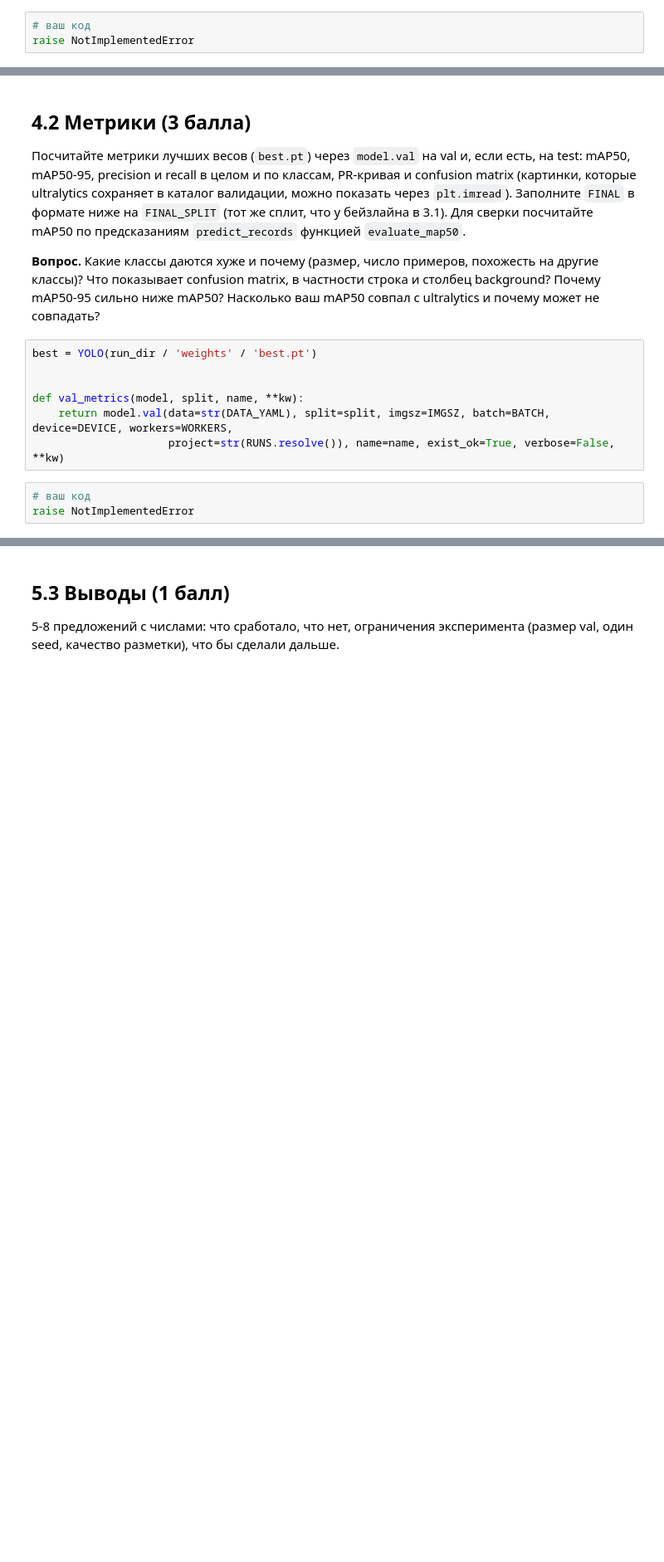
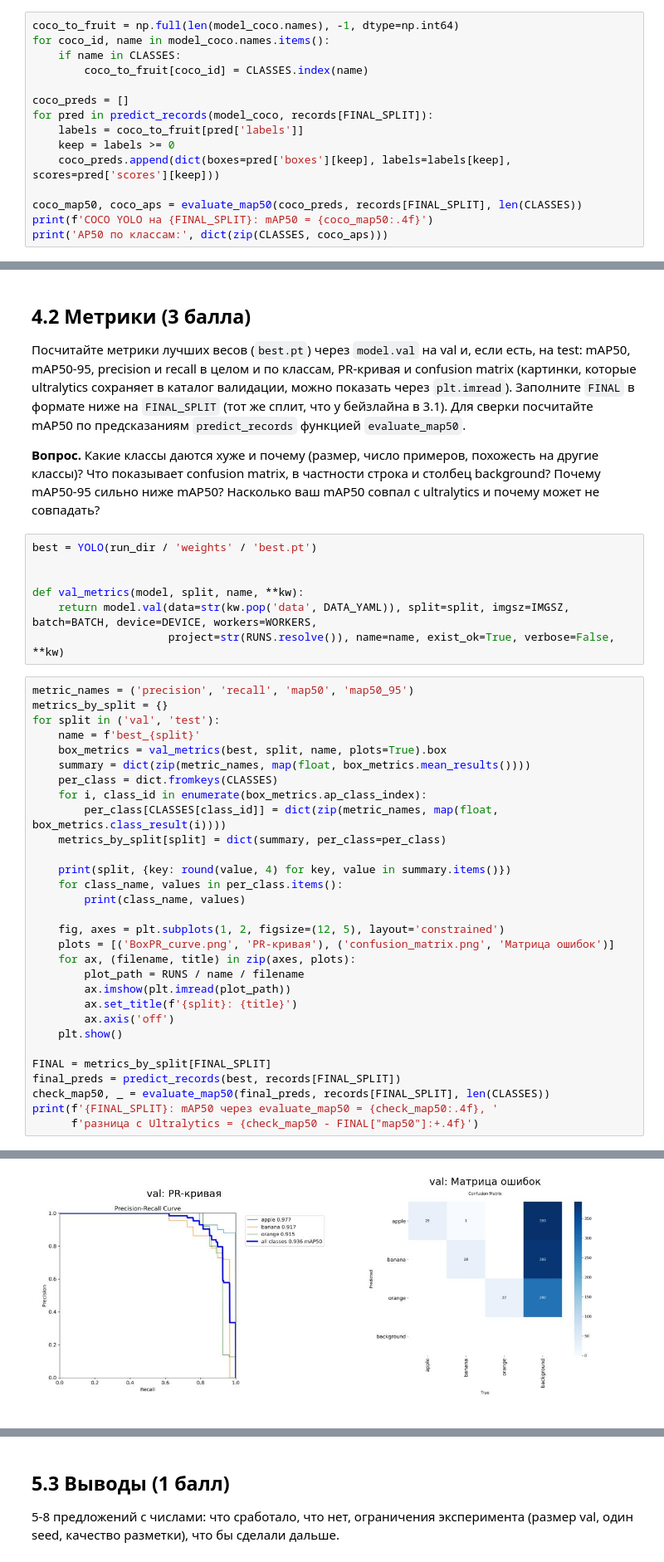
Before and after one commit to dmitmorozov/dl-hw2, a Jupyter notebook: hw2_cv.ipynb, the cells around one changed output, grey strips where cells are left out. Shown at 83% size. Cells and saved outputs as stored; diff of their text form; blank space fills up the shorter version.

```diff
--- a/hw2_cv.ipynb
+++ b/hw2_cv.ipynb
@@ -358,5 +555,17 @@ raise NotImplementedError
 
 **Вопрос.** Почему у COCO-модели такое качество на ваших данных? На каких классах эвристика работает, а на каких нет и почему?
 # %%
-# ваш код
-raise NotImplementedError
+coco_to_fruit = np.full(len(model_coco.names), -1, dtype=np.int64)
+for coco_id, name in model_coco.names.items():
+    if name in CLASSES:
+        coco_to_fruit[coco_id] = CLASSES.index(name)
+
+coco_preds = []
+for pred in predict_records(model_coco, records[FINAL_SPLIT]):
+    labels = coco_to_fruit[pred['labels']]
+    keep = labels >= 0
+    coco_preds.append(dict(boxes=pred['boxes'][keep], labels=labels[keep], scores=pred['scores'][keep]))
+
+coco_map50, coco_aps = evaluate_map50(coco_preds, records[FINAL_SPLIT], len(CLASSES))
+print(f'COCO YOLO на {FINAL_SPLIT}: mAP50 = {coco_map50:.4f}')
+print('AP50 по классам:', dict(zip(CLASSES, coco_aps)))
@@ -425,8 +734,36 @@ best = YOLO(run_dir / 'weights' / 'best.pt')
 
 
 def val_metrics(model, split, name, **kw):
-    return model.val(data=str(DATA_YAML), split=split, imgsz=IMGSZ, batch=BATCH, device=DEVICE, workers=WORKERS,
+    return model.val(data=str(kw.pop('data', DATA_YAML)), split=split, imgsz=IMGSZ, batch=BATCH, device=DEVICE, workers=WORKERS,
                      project=str(RUNS.resolve()), name=name, exist_ok=True, verbose=False, **kw)
 # %%
-# ваш код
-raise NotImplementedError
+metric_names = ('precision', 'recall', 'map50', 'map50_95')
+metrics_by_split = {}
+for split in ('val', 'test'):
+    name = f'best_{split}'
+    box_metrics = val_metrics(best, split, name, plots=True).box
+    summary = dict(zip(metric_names, map(float, box_metrics.mean_results())))
+    per_class = dict.fromkeys(CLASSES)
+    for i, class_id in enumerate(box_metrics.ap_class_index):
+        per_class[CLASSES[class_id]] = dict(zip(metric_names, map(float, box_metrics.class_result(i))))
+    metrics_by_split[split] = dict(summary, per_class=per_class)
+
+    print(split, {key: round(value, 4) for key, value in summary.items()})
+    for class_name, values in per_class.items():
+        print(class_name, values)
+
+    fig, axes = plt.subplots(1, 2, figsize=(12, 5), layout='constrained')
+    plots = [('BoxPR_curve.png', 'PR-кривая'), ('confusion_matrix.png', 'Матрица ошибок')]
+    for ax, (filename, title) in zip(axes, plots):
+        plot_path = RUNS / name / filename
+        ax.imshow(plt.imread(plot_path))
+        ax.set_title(f'{split}: {title}')
+        ax.axis('off')
+    plt.show()
+
+FINAL = metrics_by_split[FINAL_SPLIT]
+final_preds = predict_records(best, records[FINAL_SPLIT])
+check_map50, _ = evaluate_map50(final_preds, records[FINAL_SPLIT], len(CLASSES))
+print(f'{FINAL_SPLIT}: mAP50 через evaluate_map50 = {check_map50:.4f}, '
+      f'разница с Ultralytics = {check_map50 - FINAL["map50"]:+.4f}')
+# %% [output]
@@ -432,0 +782 @@ raise NotImplementedError
+[figure, added]
```
Also changed, not shown: parts of 47 cells of this notebook, 4 other files.
